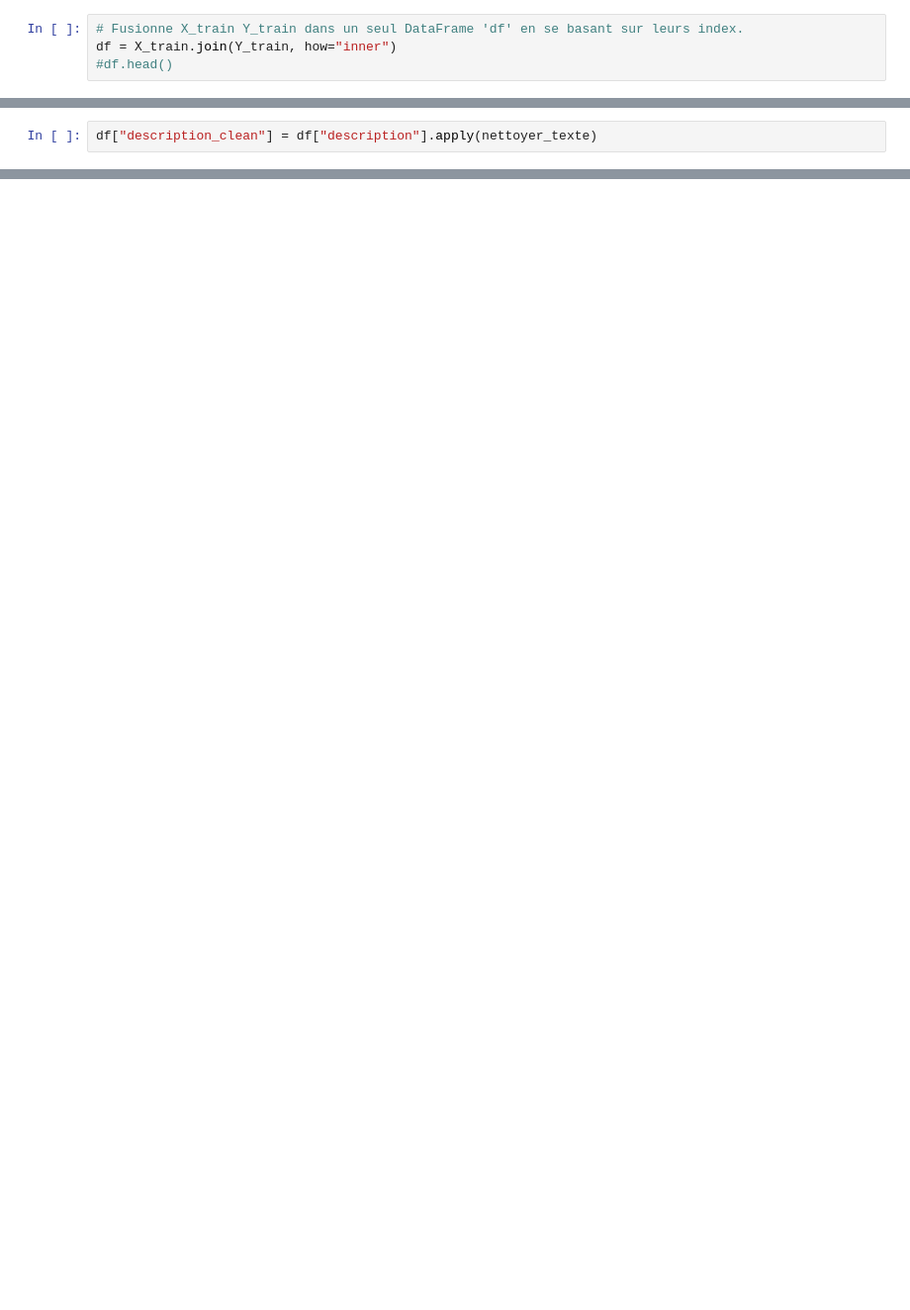
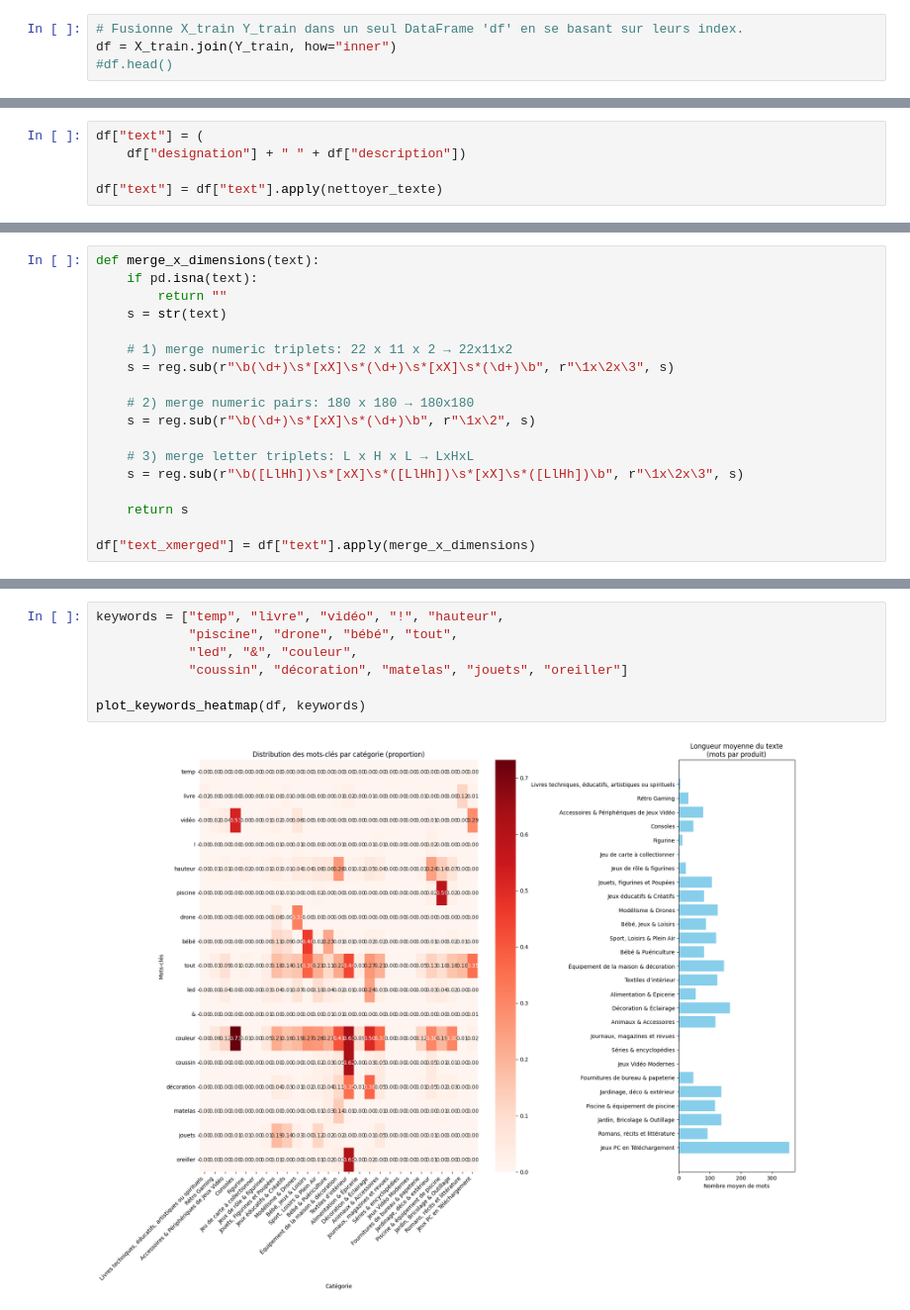
Before and after one commit to ByteVoyageur/ml_rakuten, a Jupyter notebook: notebooks/rakuten_decouvert.ipynb, the cells around one changed output, grey strips where cells are left out. Shown at 99% size. Drawn from its saved outputs; the diff is of its cells as text; blank space fills up the shorter version.

```diff
--- a/notebooks/rakuten_decouvert.ipynb
+++ b/notebooks/rakuten_decouvert.ipynb
@@ -169,2 +234,5 @@ MATELAS Â· Accueil Ferme . Â· Soutien Très Ferme . Â· Technologie matelas
 # %%
-df["description_clean"] = df["description"].apply(nettoyer_texte)
+df["text"] = (
+    df["designation"] + " " + df["description"])
+
+df["text"] = df["text"].apply(nettoyer_texte)
@@ -233,0 +316,18 @@ plt.show()
+# %%
+def merge_x_dimensions(text):
+    if pd.isna(text):
+        return ""
+    s = str(text)
+
+    # 1) merge numeric triplets: 22 x 11 x 2 → 22x11x2
+    s = reg.sub(r"\b(\d+)\s*[xX]\s*(\d+)\s*[xX]\s*(\d+)\b", r"\1x\2x\3", s)
+
+    # 2) merge numeric pairs: 180 x 180 → 180x180
+    s = reg.sub(r"\b(\d+)\s*[xX]\s*(\d+)\b", r"\1x\2", s)
+
+    # 3) merge letter triplets: L x H x L → LxHxL
+    s = reg.sub(r"\b([LlHh])\s*[xX]\s*([LlHh])\s*[xX]\s*([LlHh])\b", r"\1x\2x\3", s)
+
+    return s
+
+df["text_xmerged"] = df["text"].apply(merge_x_dimensions)
@@ -233,0 +645,9 @@ plt.show()
+# %%
+keywords = ["temp", "livre", "vidéo", "!", "hauteur",
+            "piscine", "drone", "bébé", "tout",
+            "led", "&", "couleur",
+            "coussin", "décoration", "matelas", "jouets", "oreiller"]
+
+plot_keywords_heatmap(df, keywords)
+# %% [output]
+[figure, added]
```
Also changed, not shown: parts of 39 cells of this notebook, 2 other files.
